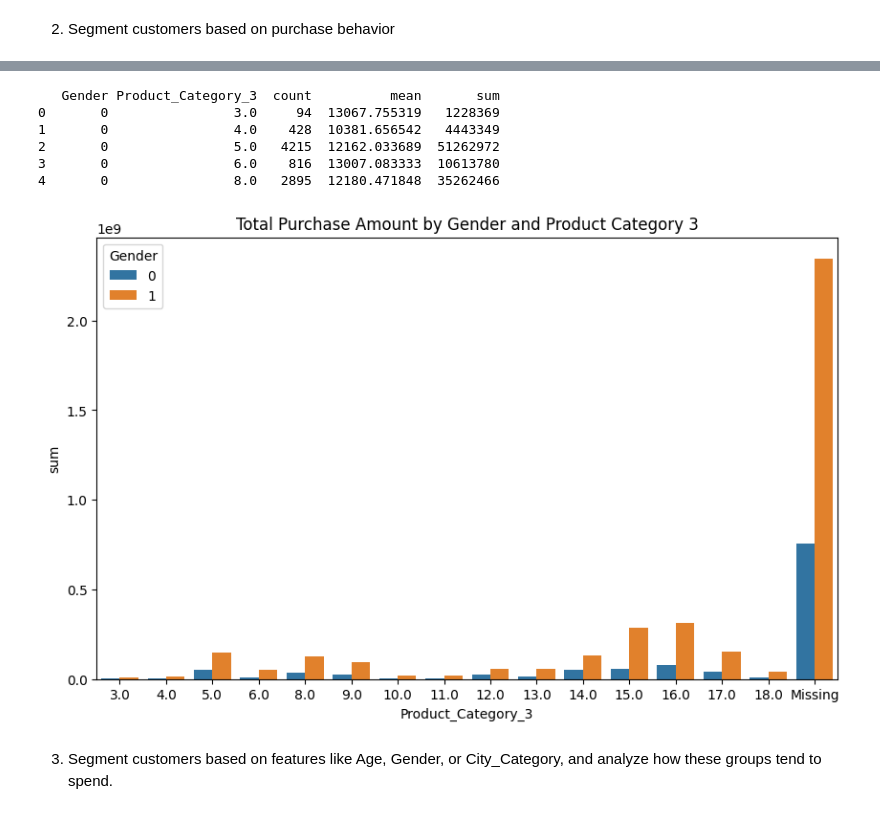
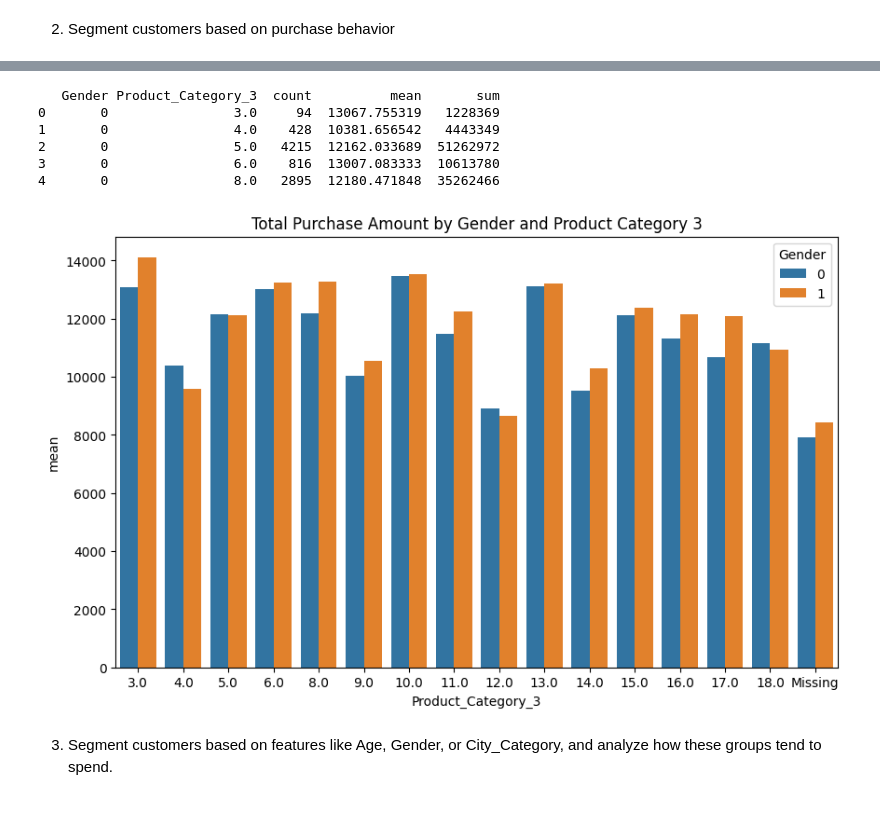
Before and after one commit to Darknight47/Data-Science-Project-02, a Jupyter notebook: recommendation_system.ipynb, the cells around one changed output, grey strips where cells are left out. Drawn from its saved outputs; the diff is of its cells as text; code cells hidden in the pictures.

```diff
--- a/recommendation_system.ipynb
+++ b/recommendation_system.ipynb
@@ -222,23 +222,23 @@ plt.show()
 # %%
 # Group by Gender and Product_Category_3
 gender_category_group3 = dataset.groupby(['Gender', 'Product_Category_3'])['Purchase'].agg(['count', 'mean', 'sum']).reset_index()
 
 # View results
 print(gender_category_group3.head())
 
 # Visualize the patterns
 plt.figure(figsize=(10,6))
-sns.barplot(x='Product_Category_3', y='sum', hue='Gender', data=gender_category_group3)
+sns.barplot(x='Product_Category_3', y='mean', hue='Gender', data=gender_category_group3)
 plt.title('Total Purchase Amount by Gender and Product Category 3')
 plt.show()
 # %% [output]
    Gender Product_Category_3  count          mean       sum
 0       0                3.0     94  13067.755319   1228369
 1       0                4.0    428  10381.656542   4443349
 2       0                5.0   4215  12162.033689  51262972
 3       0                6.0    816  13007.083333  10613780
 4       0                8.0   2895  12180.471848  35262466
-[figure, old version]
+[figure, new version]
 # %% [markdown]
 3. Segment customers based on features like Age, Gender, or City_Category, and analyze how these groups tend to spend.
 # %%
```
Also changed, not shown: parts of 2 cells of this notebook.
